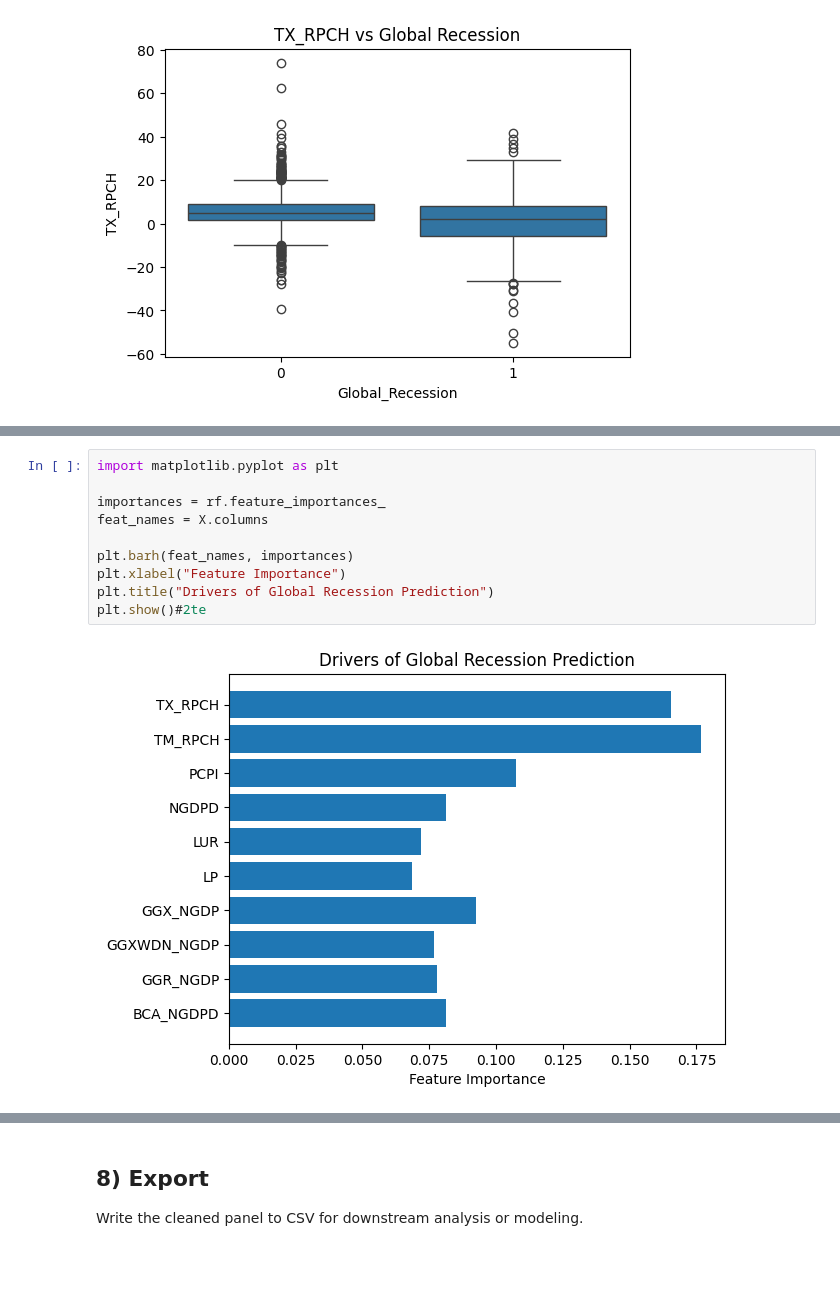
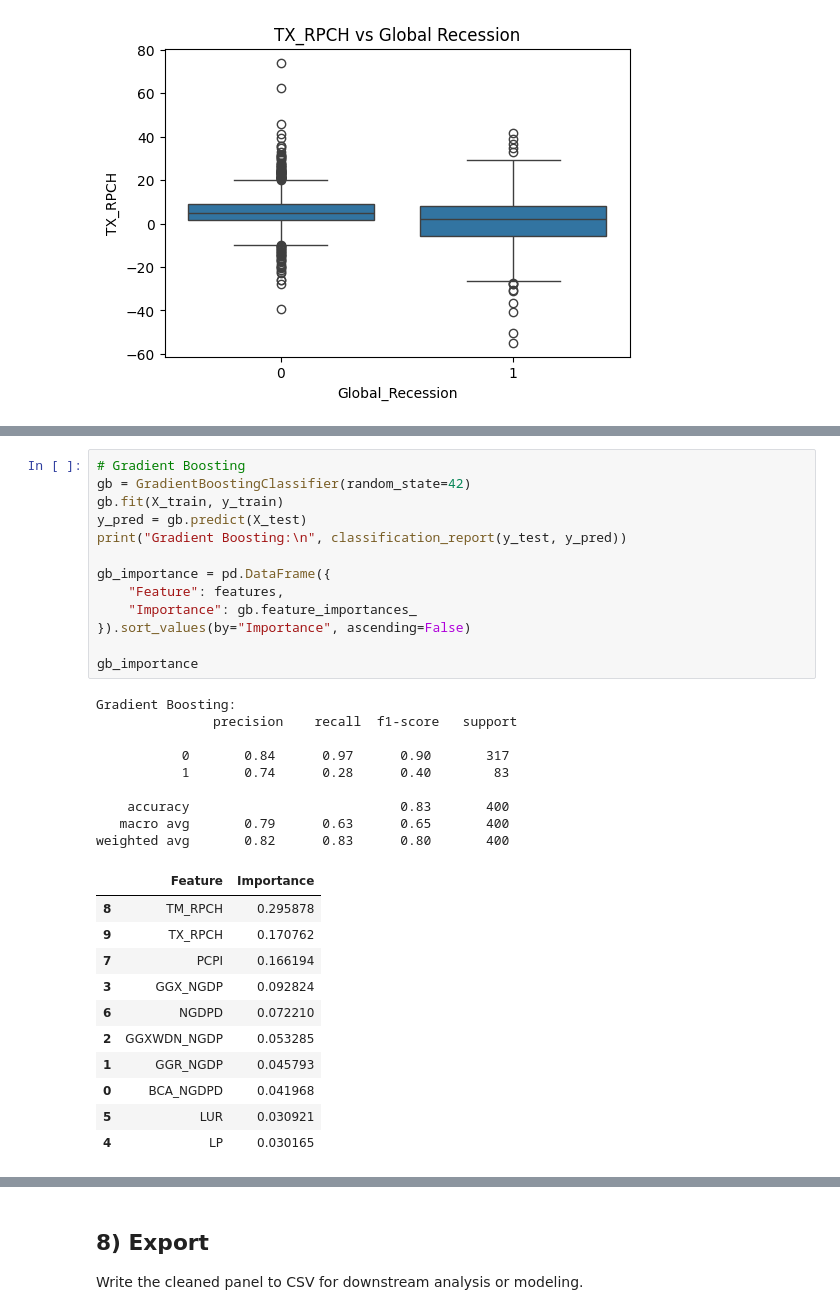
Before and after one commit to ningerdinger/Machine_Learning, a Jupyter notebook: economy.ipynb, the cells around one changed output, grey strips where cells are left out. Cells and saved outputs as stored; diff of their text form; blank space fills up the shorter version.

```diff
--- a/economy.ipynb
+++ b/economy.ipynb
@@ -358,12 +426,34 @@ weighted avg       0.82      0.83      0.79       400
-# %%
-import matplotlib.pyplot as plt
-
-importances = rf.feature_importances_
-feat_names = X.columns
-
-plt.barh(feat_names, importances)
-plt.xlabel("Feature Importance")
-plt.title("Drivers of Global Recession Prediction")
-plt.show()#2te
-# %% [output]
-[figure, removed]
+# %%
+# Gradient Boosting
+gb = GradientBoostingClassifier(random_state=42)
+gb.fit(X_train, y_train)
+y_pred = gb.predict(X_test)
+print("Gradient Boosting:\n", classification_report(y_test, y_pred))
+
+gb_importance = pd.DataFrame({
+    "Feature": features,
+    "Importance": gb.feature_importances_
+}).sort_values(by="Importance", ascending=False)
+
+gb_importance
+# %% [output]
+Gradient Boosting:
+               precision    recall  f1-score   support
+
+           0       0.84      0.97      0.90       317
+           1       0.74      0.28      0.40        83
+
+    accuracy                           0.83       400
+   macro avg       0.79      0.63      0.65       400
+weighted avg       0.82      0.83      0.80       400
+|  | Feature | Importance |
+| 8 | TM_RPCH | 0.295878 |
+| 9 | TX_RPCH | 0.170762 |
+| 7 | PCPI | 0.166194 |
+| 3 | GGX_NGDP | 0.092824 |
+| 6 | NGDPD | 0.072210 |
+| 2 | GGXWDN_NGDP | 0.053285 |
+| 1 | GGR_NGDP | 0.045793 |
+| 0 | BCA_NGDPD | 0.041968 |
+| 5 | LUR | 0.030921 |
+| 4 | LP | 0.030165 |
```
Also changed, not shown: parts of 6 cells of this notebook.
